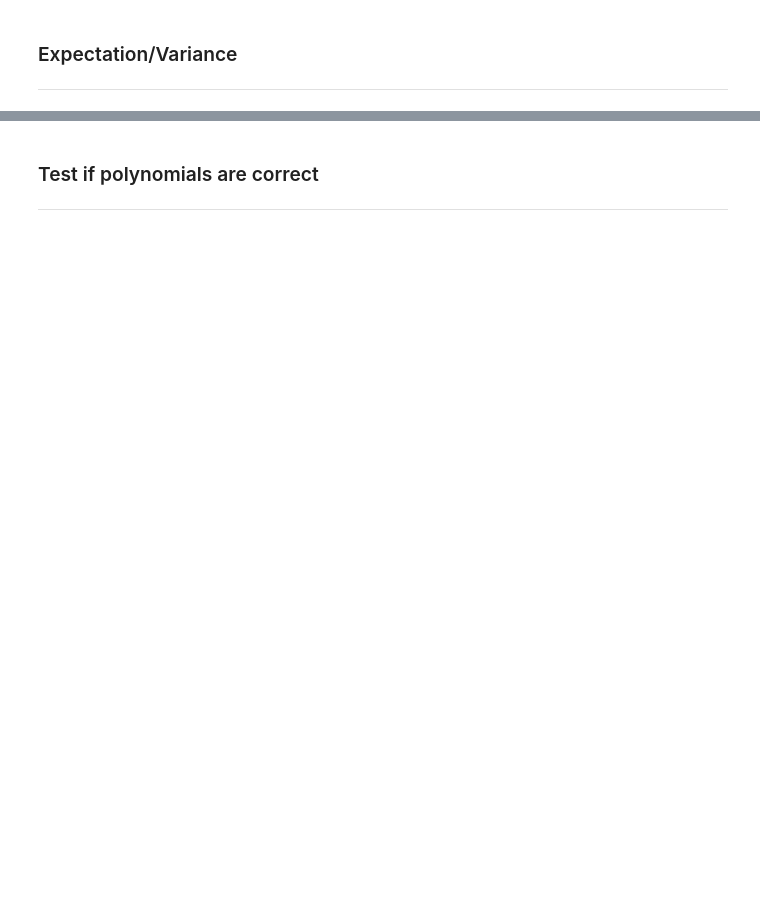
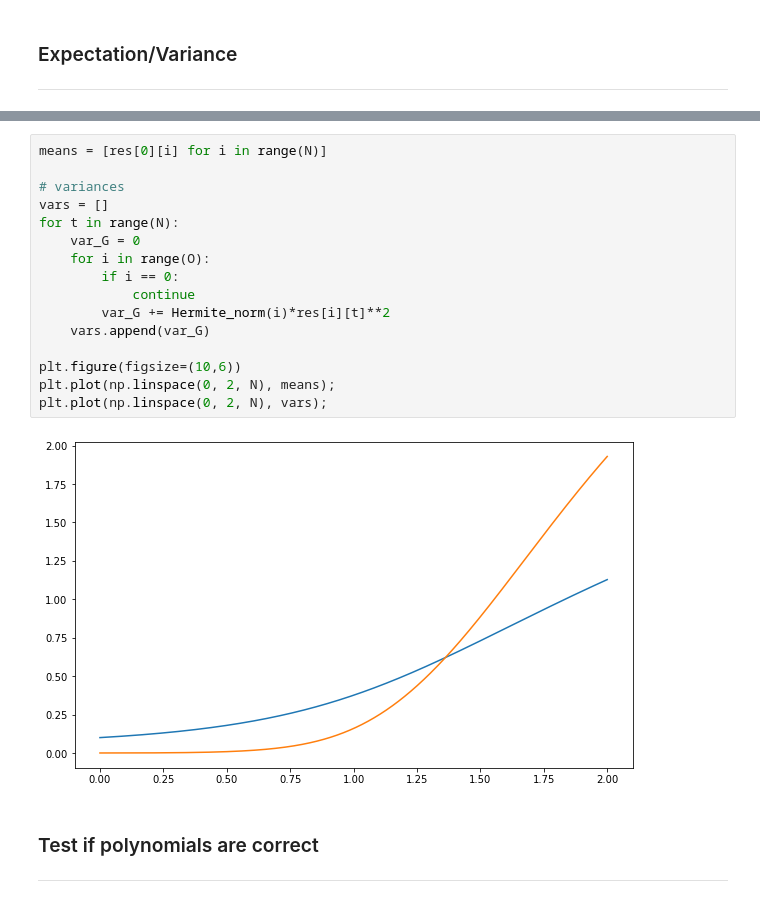
Before and after one commit to SByeUva/uncertainty_quantification, a Jupyter notebook: 05_homework/HW5.ipynb, the cells around one changed output, grey strips where cells are left out. Saved outputs shown, nothing was run; the diff lists cells and outputs as text; blank space fills up the shorter version.

```diff
--- a/05_homework/HW5.ipynb
+++ b/05_homework/HW5.ipynb
@@ -166,3 +177,21 @@ Variance :
+# %%
+means = [res[0][i] for i in range(N)]
+
+# variances
+vars = []
+for t in range(N):
+    var_G = 0
+    for i in range(O):
+        if i == 0:
+            continue
+        var_G += Hermite_norm(i)*res[i][t]**2
+    vars.append(var_G)
+
+plt.figure(figsize=(10,6))
+plt.plot(np.linspace(0, 2, N), means);
+plt.plot(np.linspace(0, 2, N), vars);
+# %% [output]
+[figure, added]
 # %% [markdown]
 ### Test if polynomials are correct
 ----
```
Also changed, not shown: parts of 5 cells of this notebook.
